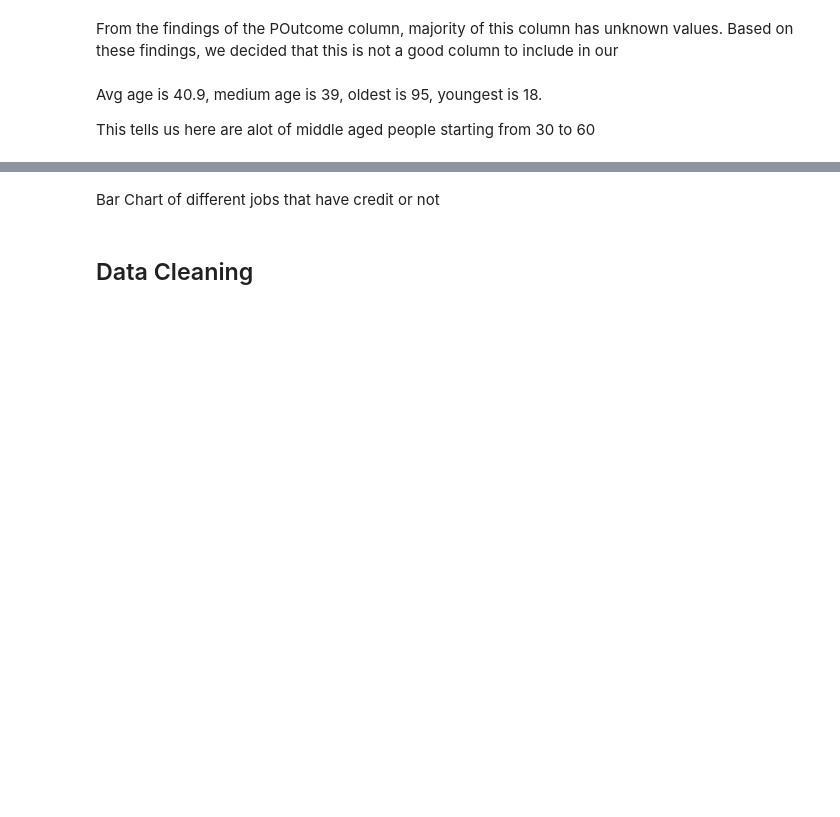
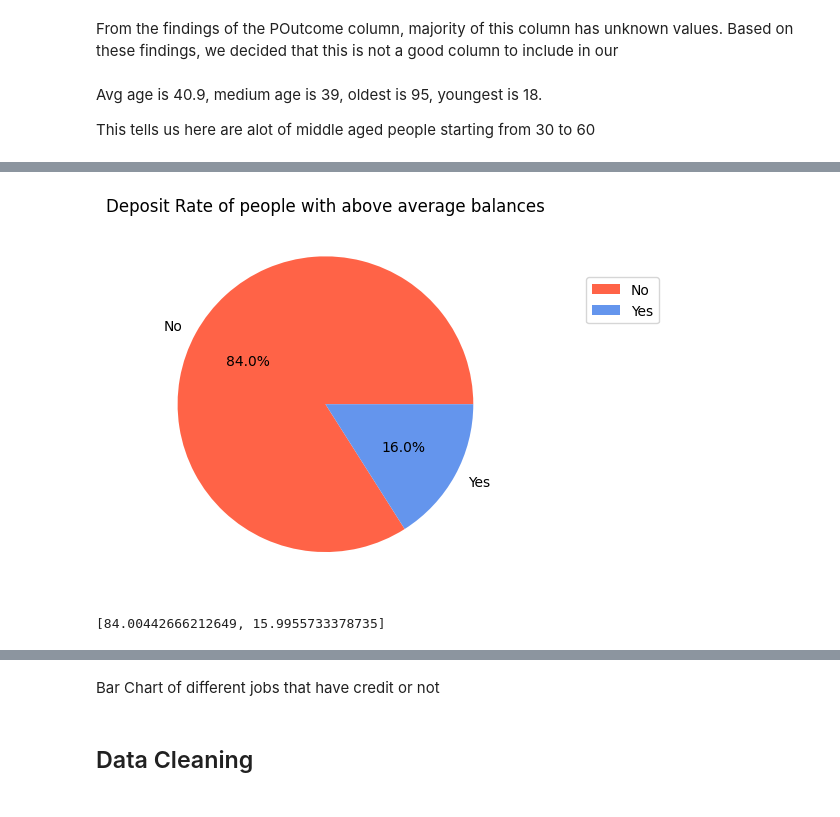
Before and after one commit to thaladikary/ml-assignment-1, a Jupyter notebook: Assignment1.ipynb, the cells around one changed output, grey strips where cells are left out. Drawn from its saved outputs; the diff is of its cells as text; code cells hidden in the pictures; blank space fills up the shorter version.

```diff
--- a/Assignment1.ipynb
+++ b/Assignment1.ipynb
@@ -121,0 +91,29 @@ plt.show()
+# %%
+#people with above average balances
+above_average_bal = df[df['Balance'] > average_balance]
+
+# number of people that put down a term deposit vs people that did not put down a term deposit
+NoDeposit = len(above_average_bal[above_average_bal["Coutcome"] =='no'])
+YesDeposit = len(above_average_bal[above_average_bal["Coutcome"] =='yes'])
+
+#print(NoDeposit)
+#print(YesDeposit)
+
+
+
+
+total_cooutcome = []
+total_cooutcome.append(NoDeposit/len(above_average_bal) * 100)
+total_cooutcome.append(YesDeposit/len(above_average_bal) * 100)
+#plt.bar(above_average_bal['Coutcome'].unique(), above_average_bal["Coutcome"].value_counts(), color=bar_colors, align='center', width=0.5) =
+plt.pie(total_cooutcome,  colors=[ 'tomato', 'cornflowerblue'], labels=['No', 'Yes'], autopct='%1.1f%%')
+
+
+plt.legend(loc="lower right", bbox_to_anchor=(1.42,0.7))
+plt.title('Deposit Rate of people with above average balances')
+
+plt.show()
+print(total_cooutcome)
+# %% [output]
+[figure, added]
+[84.00442666212649, 15.9955733378735]
```
Also changed, not shown: parts of 19 cells of this notebook.
